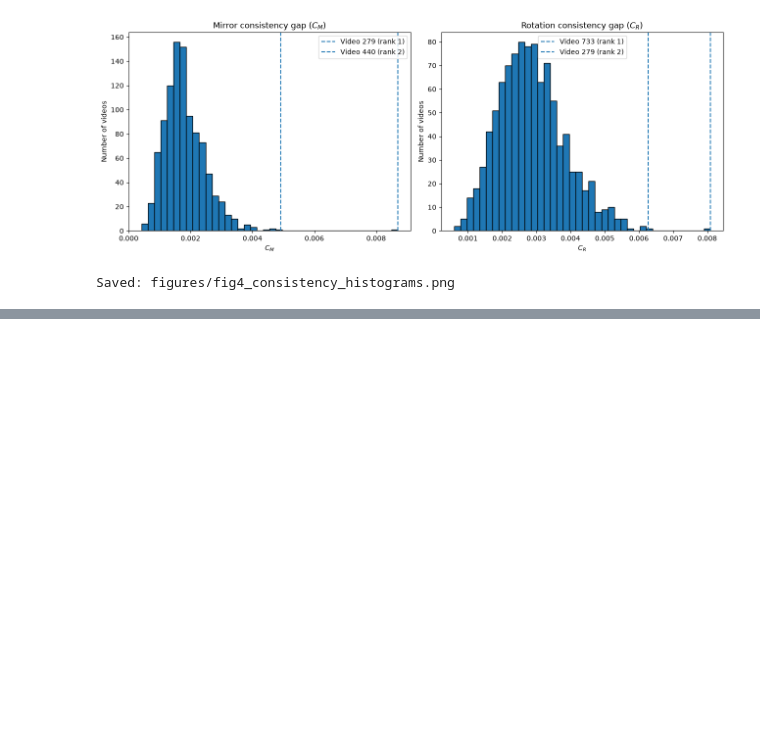
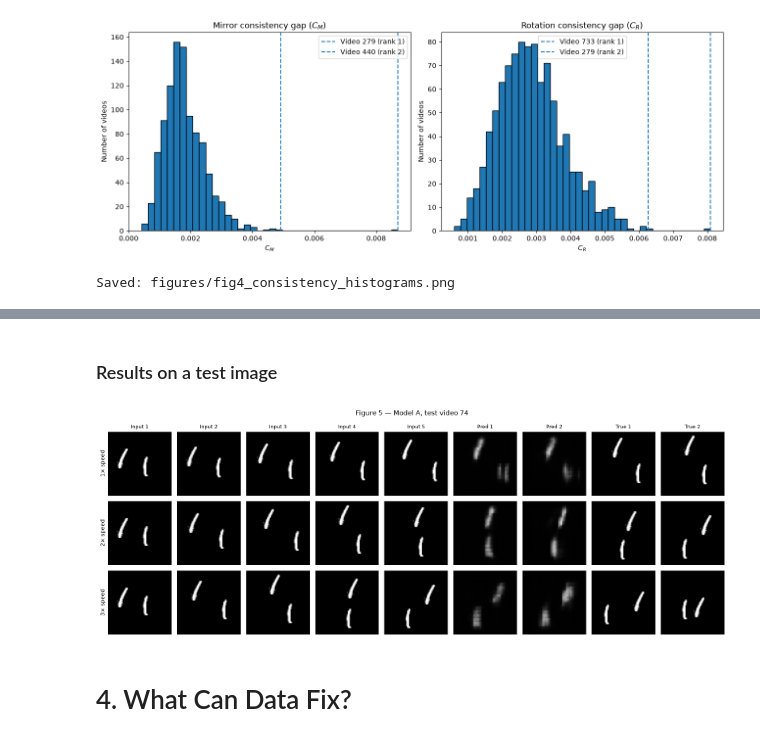
Before and after one commit to obaidhsn/25280049_Assignment2_DL4STG, a Jupyter notebook: 25280049_Question2.ipynb, the cells around one changed output, grey strips where cells are left out. Drawn from its saved outputs; the diff is of its cells as text; code cells hidden in the pictures; blank space fills up the shorter version.

```diff
--- a/25280049_Question2.ipynb
+++ b/25280049_Question2.ipynb
@@ -1319,0 +1344,17 @@ Saved: figures/fig4_consistency_histograms.png
+# %%
+speed_data = {}
+
+for k in [1, 2, 3]:
+    X_list, Y_list = [], []
+
+    for video in test_videos:
+        x, y, _, _ = speedup(video, k)
+        X_list.append(x)
+        Y_list.append(y)
+
+    speed_data[k] = (torch.stack(X_list), torch.stack(Y_list))
+
+    print(
+        f"{k}x: X={tuple(speed_data[k][0].shape)}, "
+        f"Y={tuple(speed_data[k][1].shape)}"
+    )
@@ -1319,0 +1407,44 @@ Saved: figures/fig4_consistency_histograms.png
+# %% [markdown]
+### Results on a test image
+# %%
+video_idx = 74
+
+fig, axes = plt.subplots(3, 9, figsize=(16, 6))
+
+titles = [
+    "Input 1", "Input 2", "Input 3", "Input 4", "Input 5",
+    "Pred 1", "Pred 2", "True 1", "True 2"
+]
+
+with torch.no_grad():
+    for row, k in enumerate([1, 2, 3]):
+        X, Y = speed_data[k]
+        x = X[video_idx:video_idx + 1].to(device)
+        y = Y[video_idx:video_idx + 1]
+
+        pred = model(x).cpu()
+
+        frames = (
+            list(X[video_idx, :, 0].numpy())
+            + list(pred[0, :2, 0].numpy())
+            + list(y[0, :2, 0].numpy())
+        )
+
+        for col, frame in enumerate(frames):
+            axes[row, col].imshow(frame, cmap="gray", vmin=0, vmax=1)
+            axes[row, col].set_xticks([])
+            axes[row, col].set_yticks([])
+
+            if row == 0:
+                axes[row, col].set_title(titles[col], fontsize=9)
+
+        axes[row, 0].set_ylabel(f"{k}× speed")
+
+fig.suptitle(f"Figure 5 — Model A, test video {video_idx}")
+plt.tight_layout()
+plt.savefig("figures/figure5_faster_motion.png", dpi=200, bbox_inches="tight")
+plt.show()
+# %% [output]
+[figure, added]
+# %% [markdown]
+# 4. What Can Data Fix?
```
Also changed, not shown: parts of 12 cells of this notebook, 7 other files.
